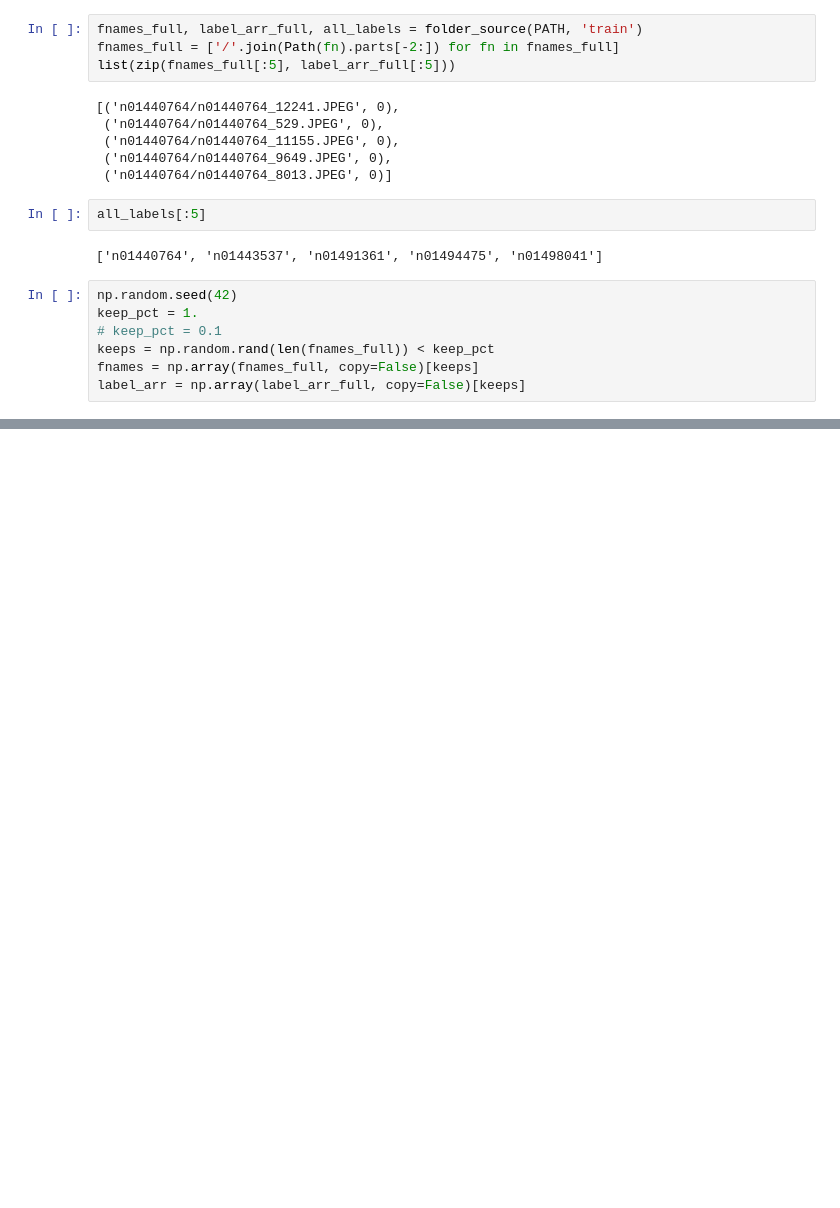
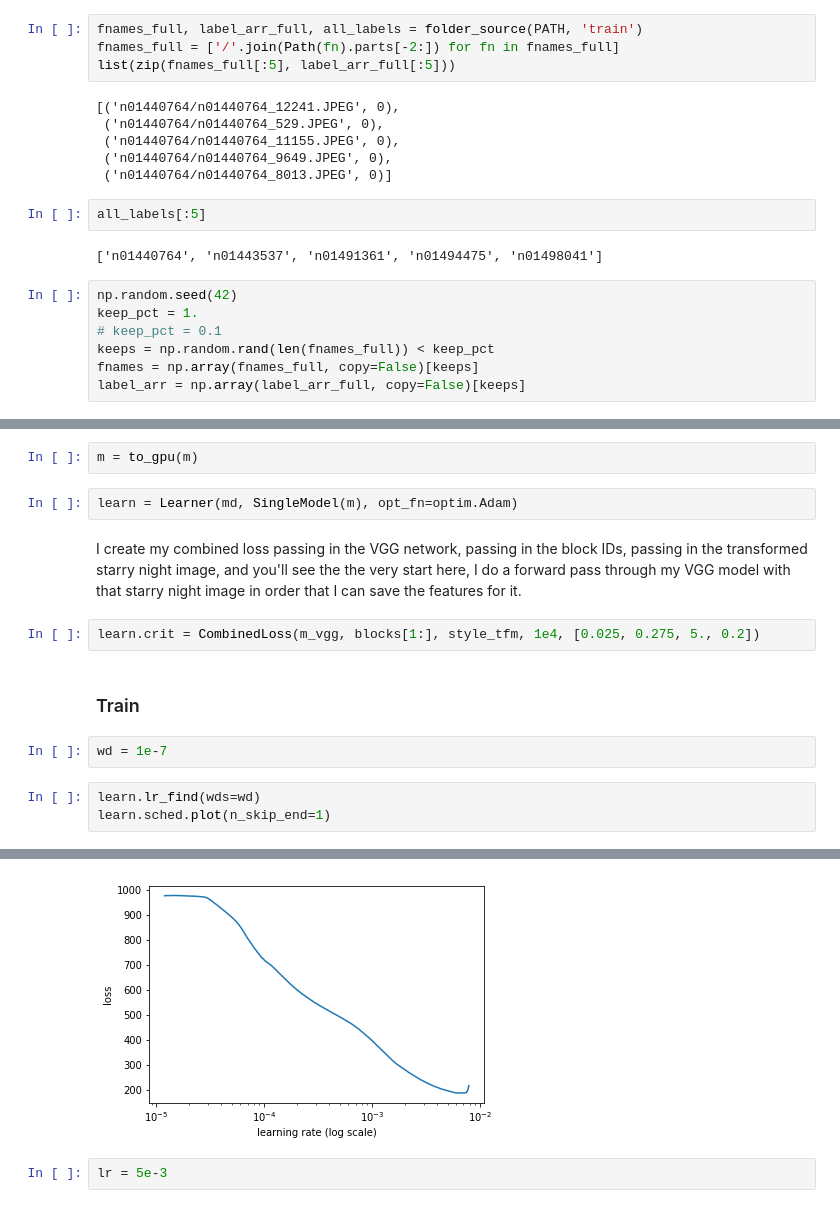
Before and after one commit to Sundragon1993/fastai, a Jupyter notebook: courses/dl2/style-transfer-net.ipynb, the cells around one changed output, grey strips where cells are left out. Drawn from its saved outputs; the diff is of its cells as text; blank space fills up the shorter version.

```diff
--- a/courses/dl2/style-transfer-net.ipynb
+++ b/courses/dl2/style-transfer-net.ipynb
@@ -36,0 +231,16 @@ label_arr = np.array(label_arr_full, copy=False)[keeps]
+# %%
+m = to_gpu(m)
+# %%
+learn = Learner(md, SingleModel(m), opt_fn=optim.Adam)
+# %% [markdown]
+I create my combined loss passing in the VGG network, passing in the block IDs, passing in the transformed starry night image, and you'll see the the very start here, I do a forward pass through my VGG model with that starry night image in order that I can save the features for it.
+# %%
+learn.crit = CombinedLoss(m_vgg, blocks[1:], style_tfm, 1e4, [0.025, 0.275, 5., 0.2])
+# %% [markdown]
+### Train
+# %%
+wd = 1e-7
+# %%
+learn.lr_find(wds=wd)
+learn.sched.plot(n_skip_end=1)
+# %% [output]
@@ -36,0 +248,3 @@ label_arr = np.array(label_arr_full, copy=False)[keeps]
+[figure, added]
+# %%
+lr = 5e-3
```
Also changed, not shown: parts of 54 cells of this notebook.
